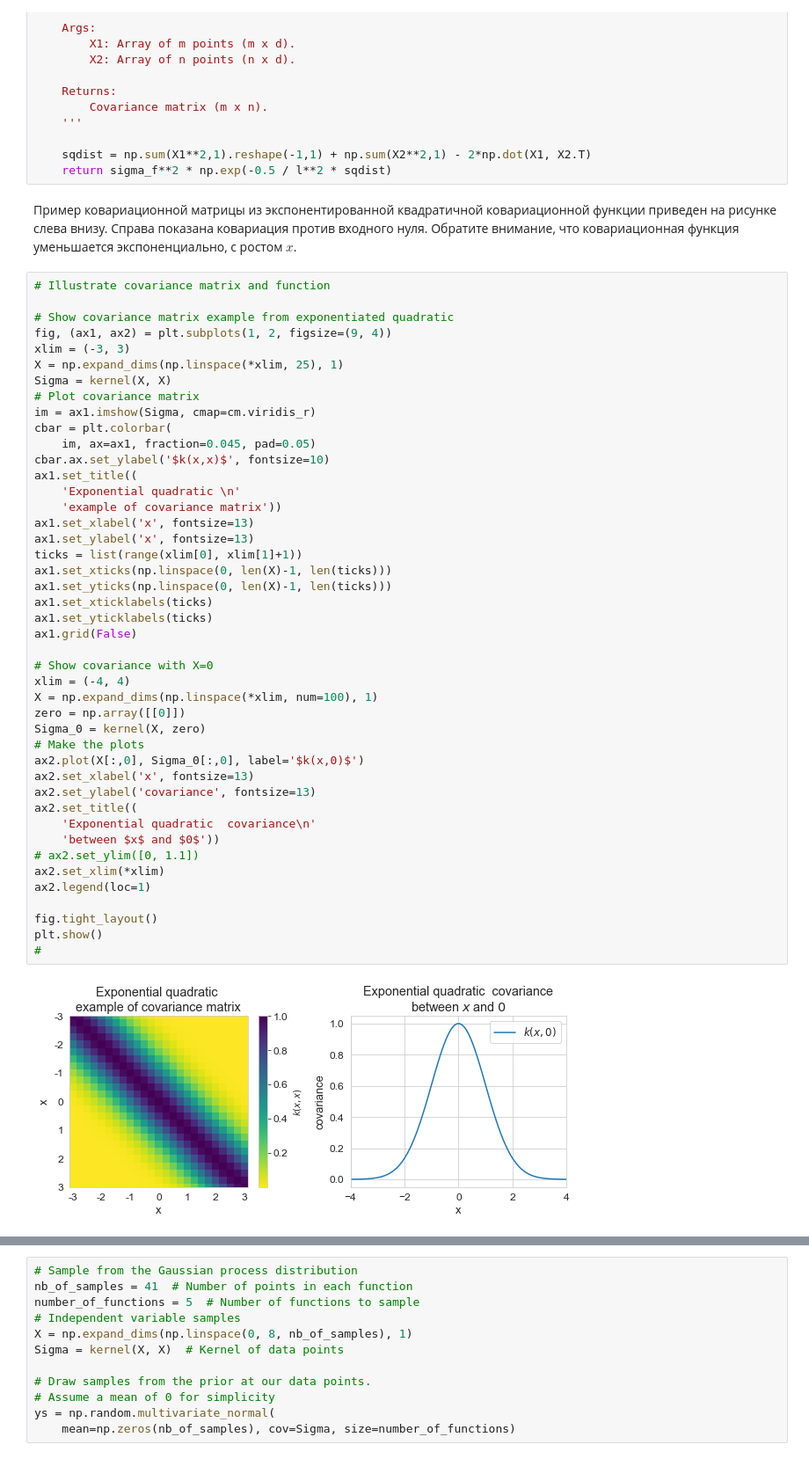
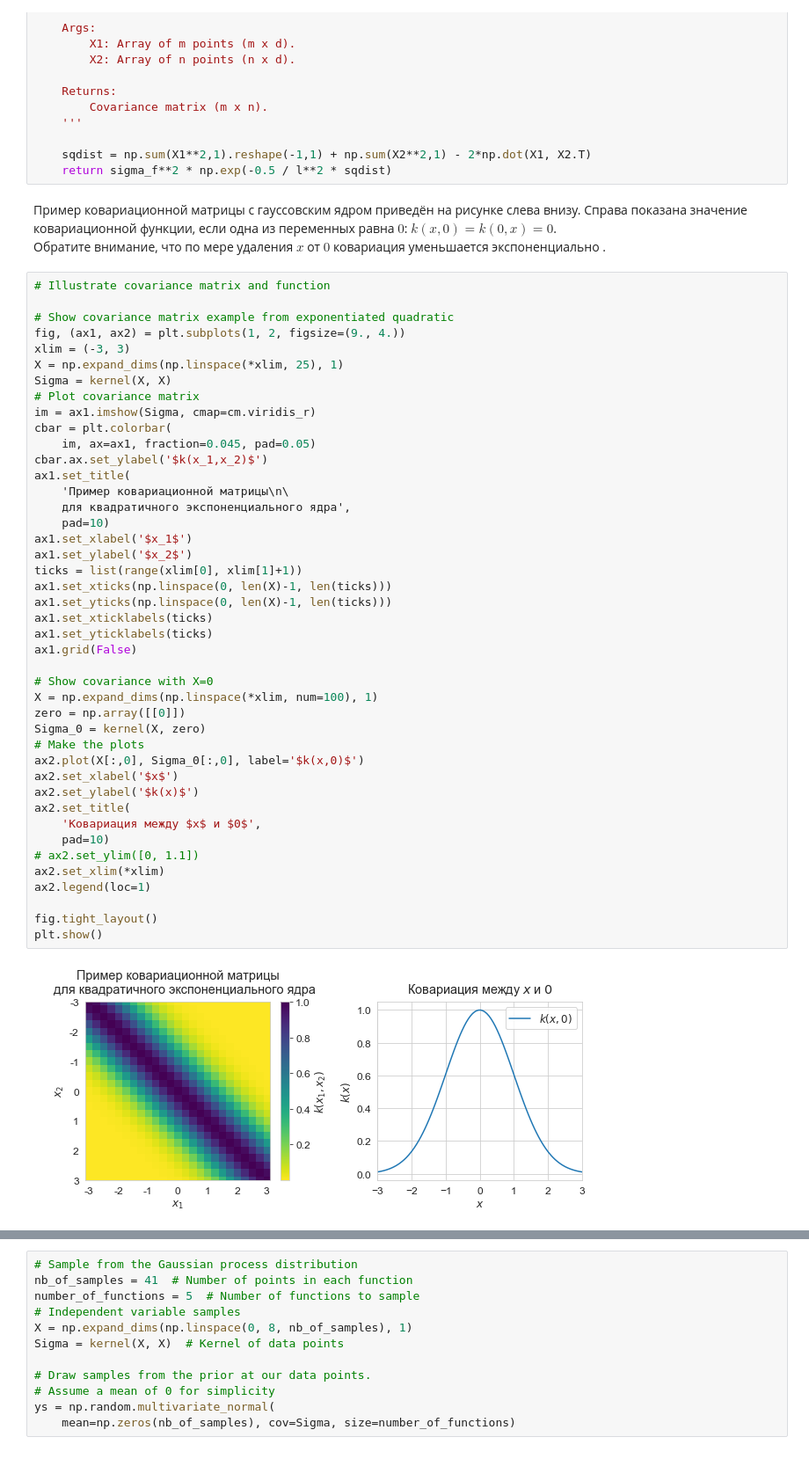
Before and after one commit to aa-savelyev/DaOptSm, a Jupyter notebook: 4.Gauss_processes.ipynb, the cells around one changed output, grey strips where cells are left out. Shown at 88% size. Saved outputs shown, nothing was run; the diff lists cells and outputs as text.

```diff
--- a/4.Gauss_processes.ipynb
+++ b/4.Gauss_processes.ipynb
@@ -162,54 +153,55 @@ def kernel(X1, X2, l=1.0, sigma_f=1.0):
 
     sqdist = np.sum(X1**2,1).reshape(-1,1) + np.sum(X2**2,1) - 2*np.dot(X1, X2.T)
     return sigma_f**2 * np.exp(-0.5 / l**2 * sqdist)
-# %% [markdown]
-Пример ковариационной матрицы из экспонентированной квадратичной ковариационной функции приведен на рисунке слева внизу. Справа показана ковариация против входного нуля. Обратите внимание, что ковариационная функция уменьшается экспоненциально, с ростом  $x$.
+# %% [markdown]
+Пример ковариационной матрицы с гауссовским ядром приведён на рисунке слева внизу.
+Справа показана значение ковариационной функции, если одна из переменных равна $0$: $k(x,0) = k(0,x) = 0$. \
+Обратите внимание, что по мере удаления $x$ от $0$ ковариация уменьшается экспоненциально .
 # %%
 # Illustrate covariance matrix and function
 
 # Show covariance matrix example from exponentiated quadratic
-fig, (ax1, ax2) = plt.subplots(1, 2, figsize=(9, 4))
+fig, (ax1, ax2) = plt.subplots(1, 2, figsize=(9., 4.))
 xlim = (-3, 3)
 X = np.expand_dims(np.linspace(*xlim, 25), 1)
 Sigma = kernel(X, X)
 # Plot covariance matrix
 im = ax1.imshow(Sigma, cmap=cm.viridis_r)
 cbar = plt.colorbar(
     im, ax=ax1, fraction=0.045, pad=0.05)
-cbar.ax.set_ylabel('$k(x,x)$', fontsize=10)
-ax1.set_title((
-    'Exponential quadratic \n'
-    'example of covariance matrix'))
-ax1.set_xlabel('x', fontsize=13)
-ax1.set_ylabel('x', fontsize=13)
+cbar.ax.set_ylabel('$k(x_1,x_2)$')
+ax1.set_title(
+    'Пример ковариационной матрицы\n\
+    для квадратичного экспоненциального ядра',
+    pad=10)
+ax1.set_xlabel('$x_1$')
+ax1.set_ylabel('$x_2$')
 ticks = list(range(xlim[0], xlim[1]+1))
 ax1.set_xticks(np.linspace(0, len(X)-1, len(ticks)))
 ax1.set_yticks(np.linspace(0, len(X)-1, len(ticks)))
 ax1.set_xticklabels(ticks)
 ax1.set_yticklabels(ticks)
 ax1.grid(False)
 
 # Show covariance with X=0
-xlim = (-4, 4)
 X = np.expand_dims(np.linspace(*xlim, num=100), 1)
 zero = np.array([[0]])
 Sigma_0 = kernel(X, zero)
 # Make the plots
 ax2.plot(X[:,0], Sigma_0[:,0], label='$k(x,0)$')
-ax2.set_xlabel('x', fontsize=13)
-ax2.set_ylabel('covariance', fontsize=13)
-ax2.set_title((
-    'Exponential quadratic  covariance\n'
-    'between $x$ and $0$'))
+ax2.set_xlabel('$x$')
+ax2.set_ylabel('$k(x)$')
+ax2.set_title(
+    'Ковариация между $x$ и $0$',
+    pad=10)
 # ax2.set_ylim([0, 1.1])
 ax2.set_xlim(*xlim)
 ax2.legend(loc=1)
 
 fig.tight_layout()
 plt.show()
-#
 # %% [output]
-[figure, old version]
+[figure, new version]
 # %% [markdown]
 ### Генерация случайной выборки гауссовских процессов ###
 
```
Also changed, not shown: parts of 30 cells of this notebook, 6 other files.
